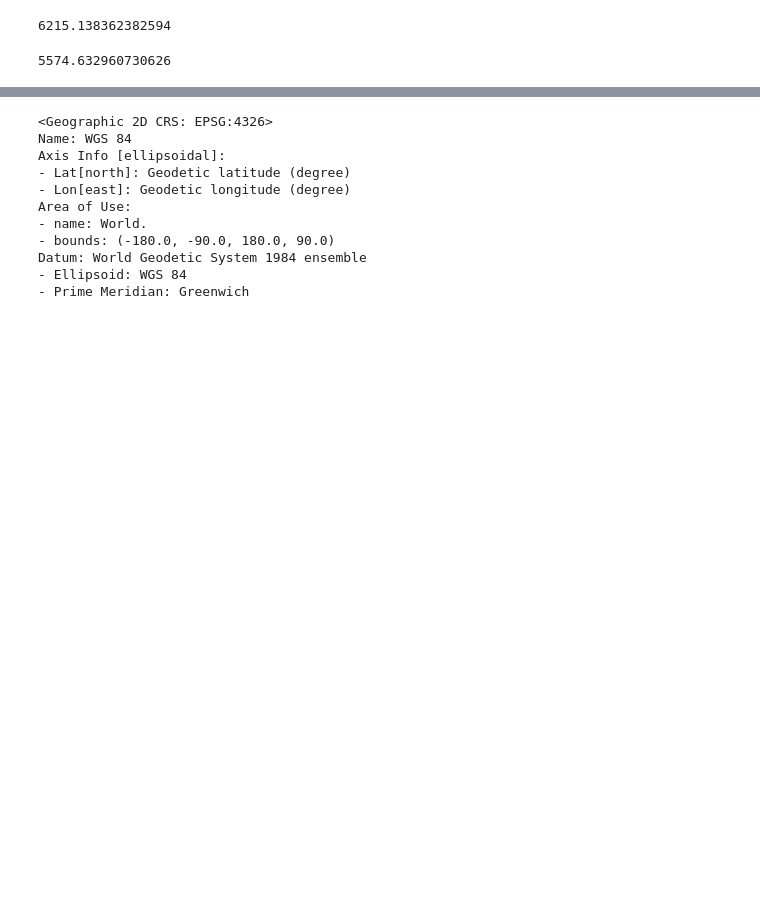
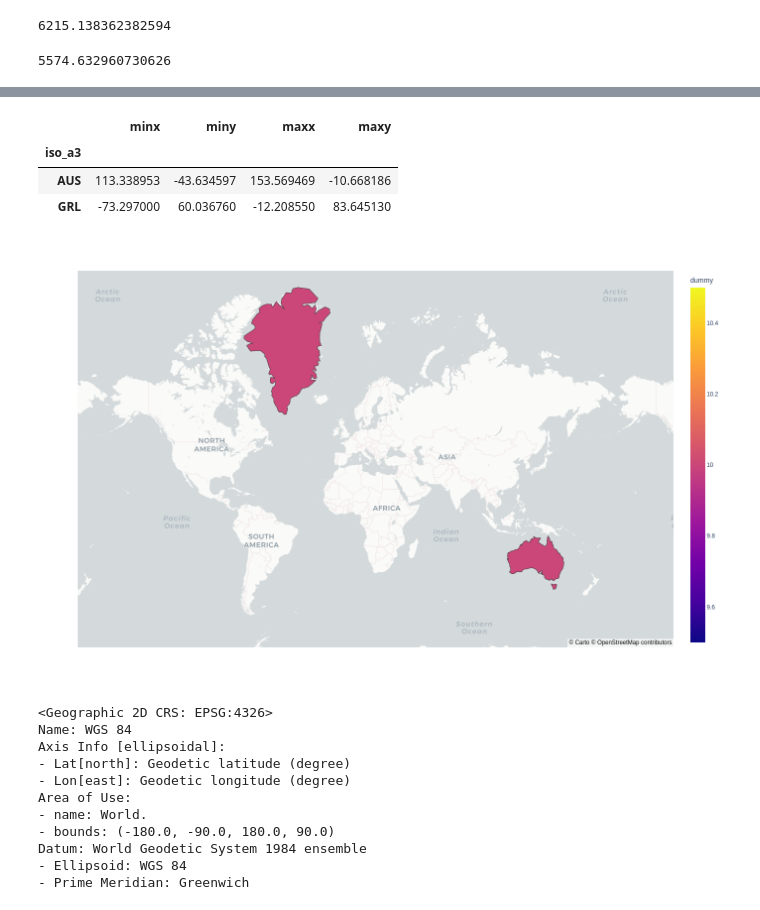
Before and after one commit to hannari-python/hands-on-2022, a Jupyter notebook: GIS-hands-on/prototype.ipynb, the cells around one changed output, grey strips where cells are left out. Drawn from its saved outputs; the diff is of its cells as text; code cells hidden in the pictures; blank space fills up the shorter version.

```diff
--- a/GIS-hands-on/prototype.ipynb
+++ b/GIS-hands-on/prototype.ipynb
@@ -73,3 +104,5 @@ distance.distance(Tokyo[:2], Anchorage[:2]).km
 5574.632960730626
 # %%
 import geopandas
+# %%
+world = geopandas.read_file(geopandas.datasets.get_path('naturalearth_lowres')).set_index("iso_a3", drop=False)
@@ -76,3 +121,33 @@ import geopandas
+# %%
+world.loc[["AUS", "GRL"], "dummy"] = 10
+# %%
+bounds = world.loc[["AUS", "GRL"], "geometry"].bounds
+bounds
+# %% [output]
+|  | minx | miny | maxx | maxy |
+| iso_a3 |  |  |  |  |
+| AUS | 113.338953 | -43.634597 | 153.569469 | -10.668186 |
+| GRL | -73.297000 | 60.036760 | -12.208550 | 83.645130 |
+# %%
+import numpy as np
+
+x = np.mean((bounds.loc[:, "minx"].min(), bounds.loc[:, "maxx"].max()))
+y = np.mean((bounds.loc[:, "miny"].min(), bounds.loc[:, "maxy"].max()))
+# %%
+px.choropleth_mapbox(
+    world,
+    geojson=world,
+    locations="iso_a3",
+    featureidkey="properties.iso_a3",
+    color="dummy",
+    center={"lat": x, "lon": y},
+    width=1000,
+    height=900,
+    zoom=1,
+    mapbox_style="carto-positron"
+).show()
+# %% [output]
+[figure, added]
 # %%
 # https://datahub.io/core/geo-countries
 
```
Also changed, not shown: parts of 27 cells of this notebook.
